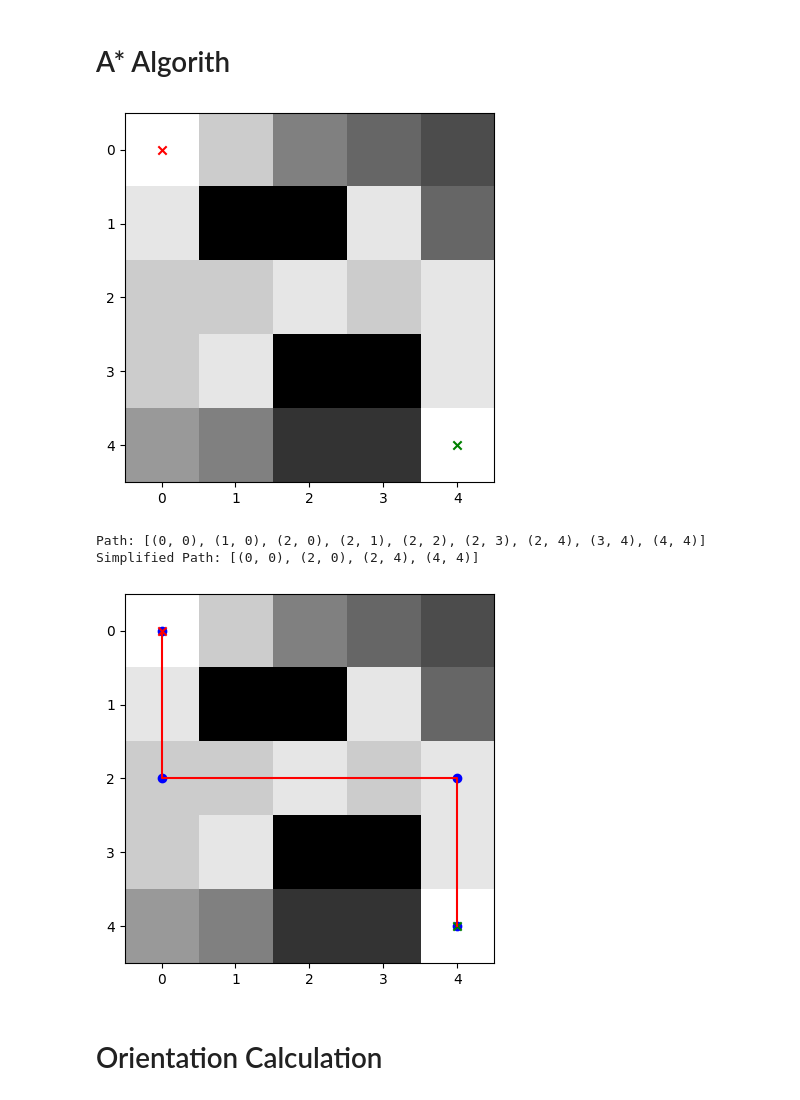
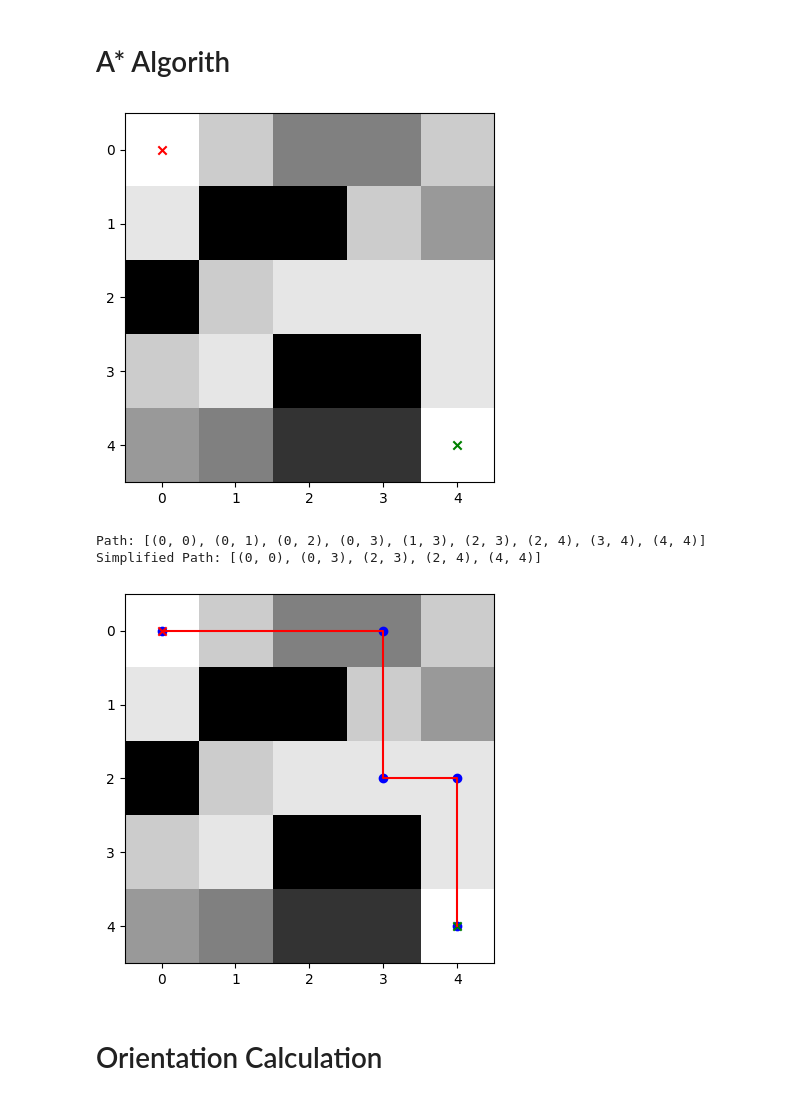
Before and after one commit to Kawai-Senpai/SLAMBot_Python, a Jupyter notebook: test.ipynb, the cells around one changed output. Drawn from its saved outputs; the diff is of its cells as text; code cells hidden in the pictures.

```diff
--- a/test.ipynb
+++ b/test.ipynb
@@ -201,35 +203,35 @@ b
 # %%
 import numpy as np
 import heapq
 import random
 import matplotlib.pyplot as plt
 
 #example free space grids (1 is free, 0 is occupied)
 free_space_grid = np.array([
-    [1, 0.8, 0.5, 0.4, 0.3],
-    [0.9, 0, 0, 0.9, 0.4],
-    [0.8, 0.8, 0.9, 0.8, 0.9],
+    [1, 0.8, 0.5, 0.5, 0.8],
+    [0.9, 0, 0, 0.8, 0.6],
+    [0, 0.8, 0.9, 0.9, 0.9],
     [0.8, 0.9, 0, 0, 0.9],
     [0.6, 0.5, 0.2, 0.2, 1]
 ])
 
 # Assuming robot_cell is defined
 robot_cell = (0, 0)
 end_cell = (4, 4)
 
 # Generate a random end cell
 map_height, map_width = free_space_grid.shape
 
 #! Display the map --------------------------------------------------
 plt.figure()
 plt.imshow(free_space_grid, cmap='gray', origin='upper')
 
 # Plot the path
 plt.scatter(robot_cell[1], robot_cell[0], color='r', marker='x')
 plt.scatter(end_cell[1], end_cell[0], color='g', marker='x')
 plt.show()
 # %% [output]
-[figure, old version]
+[figure, new version]
 # %%
 
 #! A* functions ----------------------------------------------------
@@ -385,8 +387,8 @@ print("Path:", path)
 simplified_path = simplify_path(path)
 print("Simplified Path:", simplified_path)
 # %% [output]
-Path: [(0, 0), (1, 0), (2, 0), (2, 1), (2, 2), (2, 3), (2, 4), (3, 4), (4, 4)]
-Simplified Path: [(0, 0), (2, 0), (2, 4), (4, 4)]
+Path: [(0, 0), (0, 1), (0, 2), (0, 3), (1, 3), (2, 3), (2, 4), (3, 4), (4, 4)]
+Simplified Path: [(0, 0), (0, 3), (2, 3), (2, 4), (4, 4)]
 # %%
 
 #! Display the map --------------------------------------------------
@@ -403,7 +405,7 @@ plt.scatter(robot_cell[1], robot_cell[0], color='r', marker='x')
 plt.scatter(end_cell[1], end_cell[0], color='g', marker='x')
 plt.show()
 # %% [output]
-[figure, old version]
+[figure, new version]
 # %% [markdown]
 # Orientation Calculation
 # %%
```
Also changed, not shown: parts of 1 cell of this notebook, 3 other files.
